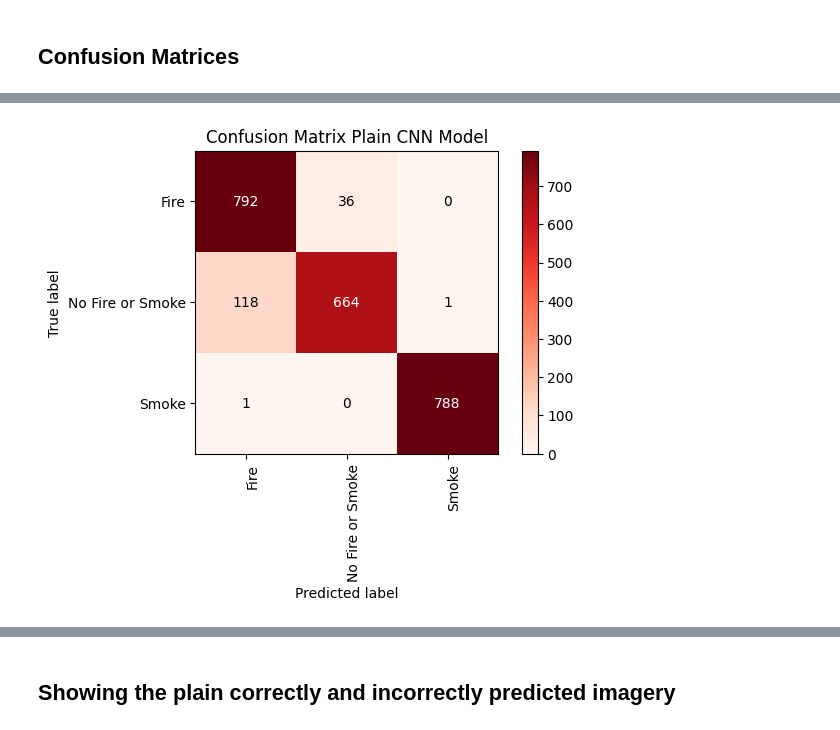
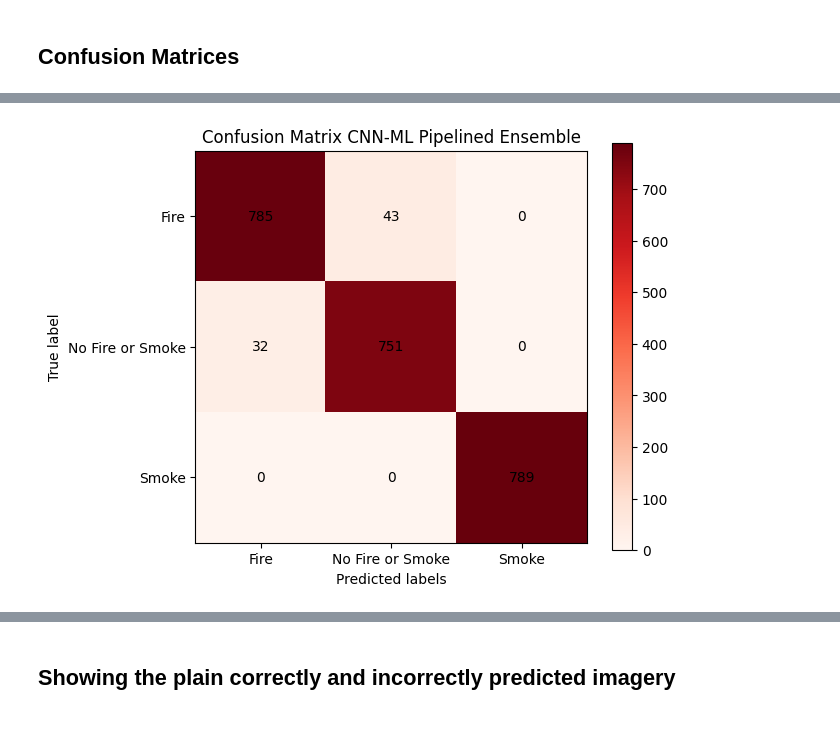
Before and after one commit to KoraySali/Dissertation_Archive, a Jupyter notebook: model_creation.ipynb, the cells around one changed output, grey strips where cells are left out. Saved outputs shown, nothing was run; the diff lists cells and outputs as text; code cells hidden in the pictures.

```diff
--- a/model_creation.ipynb
+++ b/model_creation.ipynb
@@ -283,8 +318,9 @@ nb_pipeline = make_pipeline(GaussianNB)
 # %%
-rf_pipeline.fit(train_features, y_train)
-svm_pipeline.fit(train_features, y_train)
-dt_pipeline.fit(train_features, y_train)
-knn_pipeline.fit(train_features, y_train)
-nb_pipeline.fit(train_features, y_train)
+rf_ensemble.fit(train_features, y_train)
+svm_ensemble.fit(train_features, y_train)
+dt_ensemble.fit(train_features, y_train)
+mlp_ensemble.fit(train_features, y_train)
+knn_ensemble.fit(train_features, y_train)
+nb_ensemble.fit(train_features, y_train)
 # %% [output]
 Pipeline(steps=[('scaler', StandardScaler()), ('classifier', GaussianNB())])
@@ -297,5 +369,5 @@ Test accuracy: 0.9429166666666666
 # %%
-chosen_pipeline = # TYPE CHOSEN PIPELINE HERE
+chosen_ensemble = mlp_ensemble # TYPE CHOSEN ENSEMBLE HERE
 # %% [markdown]
 ## Saving and loading the pipeline models
 
@@ -464,7 +544,7 @@ y_true=y_test
 # %% [markdown]
 **CNN-ML Pipeline Ensemble Prediction on Classes**
 # %%
-predicted_classes_dt = dt_pipeline.predict(test_features)
+predicted_classes_ensemble = chosen_ensemble.predict(test_features)
 # %%
 # Use this for Correct Pipelined-CNN ensembles
 
@@ -521,2 +602,7 @@ Class 3 - Precision: 1.00%, Recall: 1.00%, F1 Score: 1.00%
 # %% [markdown]
 ## Confusion Matrices
+# %%
+from sklearn.metrics import confusion_matrix
+
+conf_mat_cnn = confusion_matrix(y_true, predicted_classes)
+conf_mat_ensemble = confusion_matrix(y_true, predicted_classes_ensemble)
@@ -523,21 +634,21 @@ Class 3 - Precision: 1.00%, Recall: 1.00%, F1 Score: 1.00%
 # %%
-# PLAIN CNN
+# CNN PIPELINED ENSEMBLE
 
-from sklearn.metrics import confusion_matrix
+figs, axes = plt.subplots()
+plot = axes.imshow(conf_mat_ensemble, cmap=plt.cm.Reds)
+axes.figure.colorbar(plot, ax=axes)
 
-conf_mat = confusion_matrix(y_true, predicted_classes)
+axes.set(xticks=np.arange(conf_mat_ensemble.shape[1]), yticks=np.arange(conf_mat_ensemble.shape[0]), xticklabels=class_names, yticklabels=class_names, ylabel='True label', xlabel='Predicted labels')
 
-fig, axes = plt.subplots()
-plot = axes.imshow(conf_mat, interpolation='nearest', cmap=plt.cm.Reds)
-axes.figure.colorbar(plot, ax=axes)
-axes.set(xticks=np.arange(conf_mat.shape[1]), yticks=np.arange(conf_mat.shape[0]), xticklabels=class_names, yticklabels=class_names, ylabel='True label', xlabel='Predicted label')
-plt.setp(axes.get_xticklabels(), rotation=90, ha="right", rotation_mode="anchor")
+for row_ensemble in range(conf_mat_ensemble.shape[0]):
+    for col_ensemble in range(conf_mat_ensemble.shape[1]):
+        axes.text(col_ensemble, row_ensemble,
+                  format(conf_mat_ensemble[row_ensemble, col_ensemble]),
+                  ha="center",
+                  va="center",
+                  color="black")
 
-for row_id in range(conf_mat.shape[0]):
-    for col_id in range(conf_mat.shape[1]):
-        axes.text(col_id, row_id, format(conf_mat[row_id, col_id], 'd'), ha="center", va="center", color="white" if conf_mat[row_id, col_id] > conf_mat.max() / 2. else "black")
-
-fig.tight_layout()
-axes.set_title("Confusion Matrix Plain CNN Model"); pass
+figs.tight_layout()
+axes.set_title("Confusion Matrix CNN-ML Pipelined Ensemble"); pass
 # %% [output]
-[figure, old version]
+[figure, new version]
```
Also changed, not shown: parts of 67 cells of this notebook.
